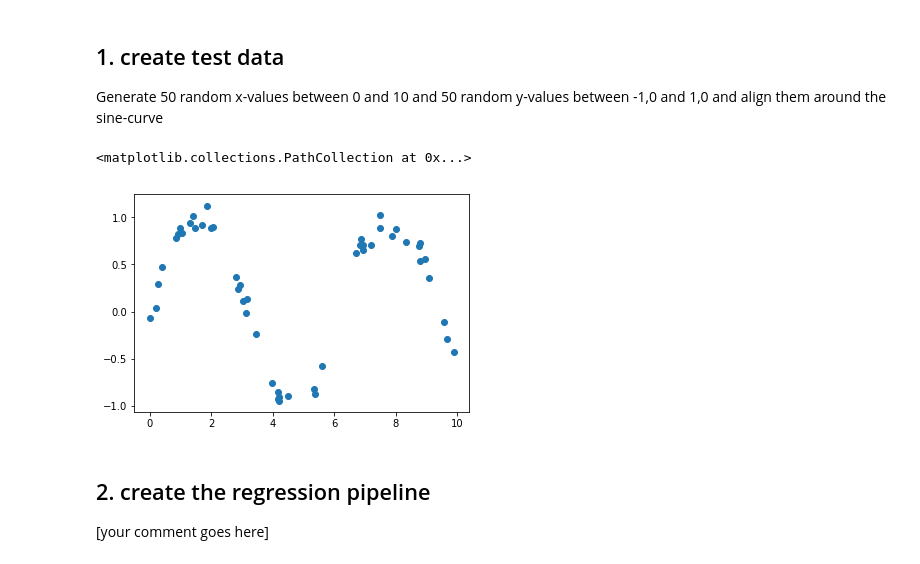
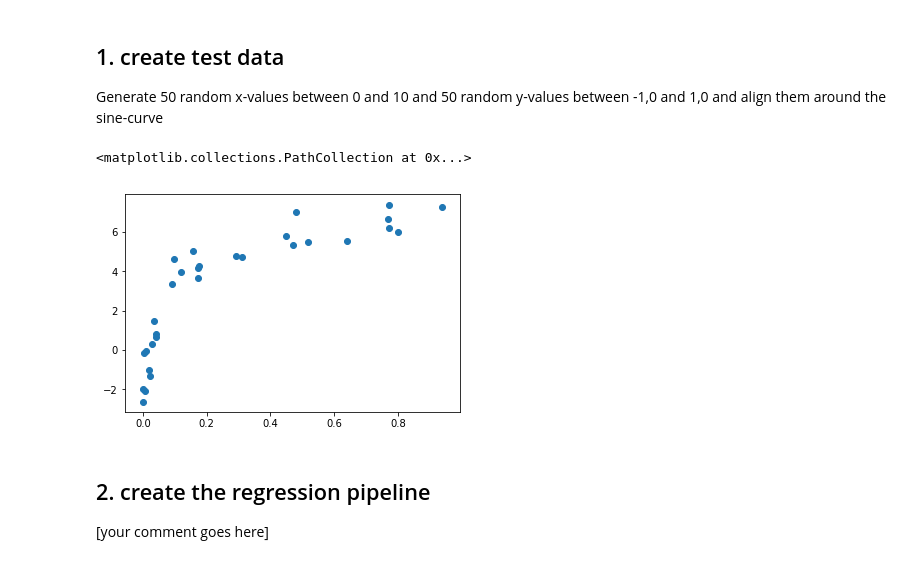
Before and after one commit to thiloritzerfeld/DataMining, a Jupyter notebook: notebooks/mod6/DAMI-Mod6.ipynb, the cells around one changed output. Drawn from its saved outputs; the diff is of its cells as text; code cells hidden in the pictures.

```diff
--- a/notebooks/mod6/DAMI-Mod6.ipynb
+++ b/notebooks/mod6/DAMI-Mod6.ipynb
@@ -9,22 +9,28 @@ I will re-use code from the [Python Data Science Handbook](http://bit.ly/2y3xzKw
 
 Generate 50 random x-values between 0 and 10
 and 50 random y-values between -1,0 and 1,0 and align them around the sine-curve
-# %%
-%matplotlib inline
-import numpy as np
-import matplotlib.pyplot as plt
-
-rng = np.random.RandomState(1)
-x = 10 * rng.rand(50)
-y =  np.sin(x) + 0.1 * rng.randn(50)
-#print(x)
-#print(y)
-
-
-plt.scatter(x, y)
-# %% [output]
-<matplotlib.collections.PathCollection at 0x...>
-[figure, removed]
+# %%
+%matplotlib inline
+import numpy as np
+import matplotlib.pyplot as plt
+
+#Creates Random data (like in book)
+#What does rseed describe? It is not the range
+def make_data(N, err=1.0, rseed=1):
+    # randomly sample the data
+    rng = np.random.RandomState(rseed)
+    X = rng.rand(N, 1) ** 2
+    y = 8 - 1. / (X.ravel() + 0.1)
+    if err > 0:
+        y += err * rng.randn(N)
+    return X, y
+
+#Create a set of 40 numerical values with the method above
+X, y = make_data(30)
+plt.scatter(X, y)#visualizes data points
+# %% [output]
+<matplotlib.collections.PathCollection at 0x...>
+[figure, added]
 # %% [markdown]
 ## 2. create the regression pipeline
 
```
Also changed, not shown: parts of 2 cells of this notebook.
